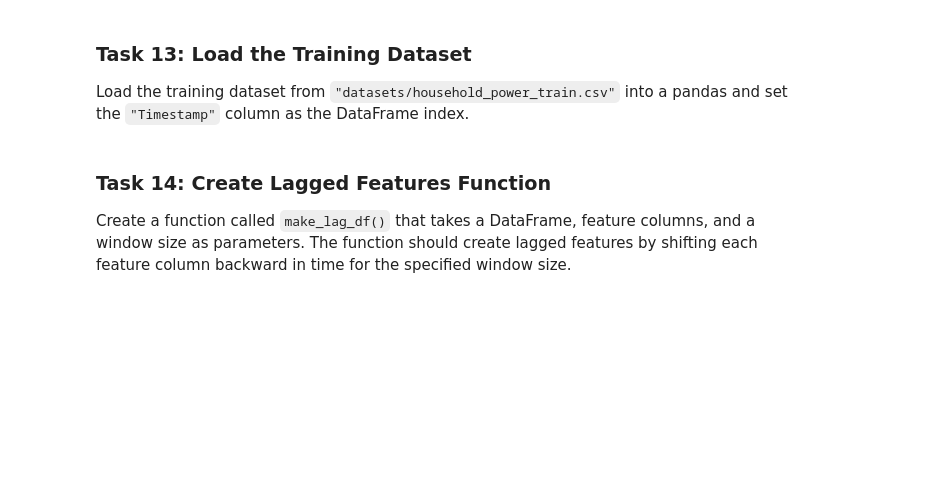
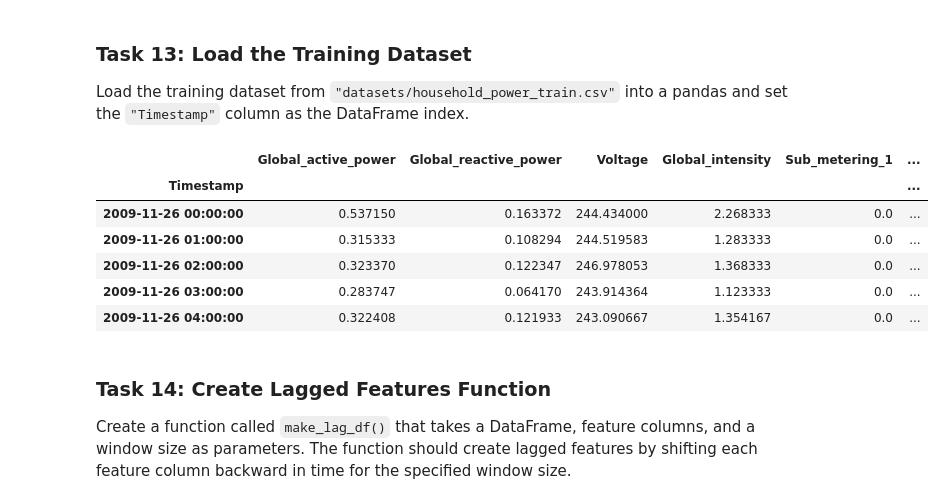
Before and after one commit to nico-figueroa/AI_Engineering_Lessons, a Jupyter notebook: Codecademy/Neural Network Architectures/nn-architectures-project1/notebook.ipynb, the cells around one changed output. Drawn from its saved outputs; the diff is of its cells as text; code cells hidden in the pictures; blank space fills up the shorter version.

```diff
--- a/Codecademy/Neural Network Architectures/nn-architectures-project1/notebook.ipynb
+++ b/Codecademy/Neural Network Architectures/nn-architectures-project1/notebook.ipynb
@@ -416,6 +416,18 @@ Using device: cuda
 ### Task 13: Load the Training Dataset
 
 Load the training dataset from `"datasets/household_power_train.csv"` into a pandas and set the `"Timestamp"` column as the DataFrame index.
+# %%
+power_training_df = pd.read_csv("./datasets/household_power_train.csv", index_col="Timestamp")
+
+power_training_df.head()
+# %% [output]
+|  | Global_active_power | Global_reactive_power | Voltage | Global_intensity | Sub_metering_1 | ... |
+| Timestamp |  |  |  |  |  | ... |
+| 2009-11-26 00:00:00 | 0.537150 | 0.163372 | 244.434000 | 2.268333 | 0.0 | ... |
+| 2009-11-26 01:00:00 | 0.315333 | 0.108294 | 244.519583 | 1.283333 | 0.0 | ... |
+| 2009-11-26 02:00:00 | 0.323370 | 0.122347 | 246.978053 | 1.368333 | 0.0 | ... |
+| 2009-11-26 03:00:00 | 0.283747 | 0.064170 | 243.914364 | 1.123333 | 0.0 | ... |
+| 2009-11-26 04:00:00 | 0.322408 | 0.121933 | 243.090667 | 1.354167 | 0.0 | ... |
 # %% [markdown]
 ### Task 14: Create Lagged Features Function
 Create a function called `make_lag_df()` that takes a DataFrame, feature columns, and a window size as parameters. The function should create lagged features by shifting each feature column backward in time for the specified window size.
```
Also changed, not shown: parts of 20 cells of this notebook.
